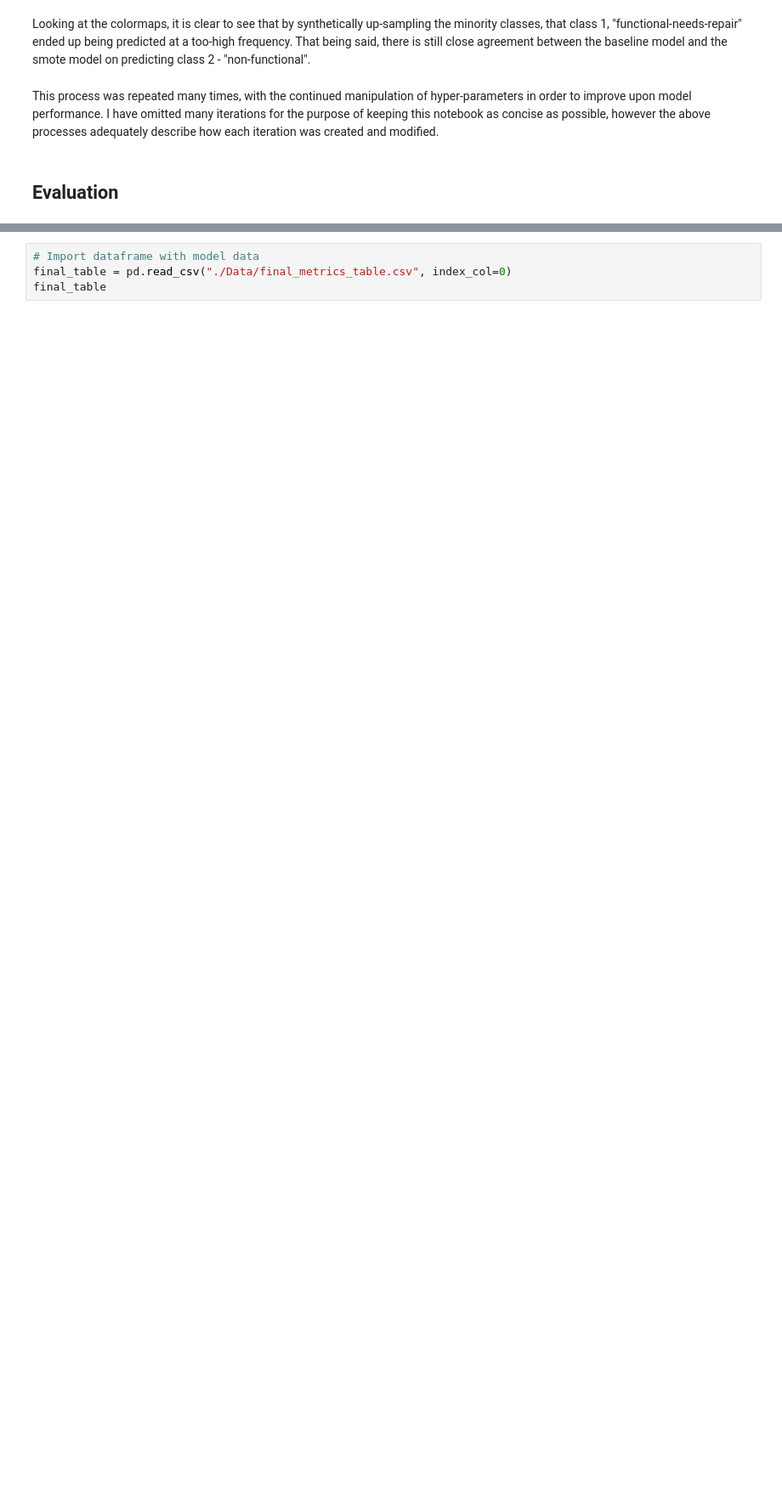
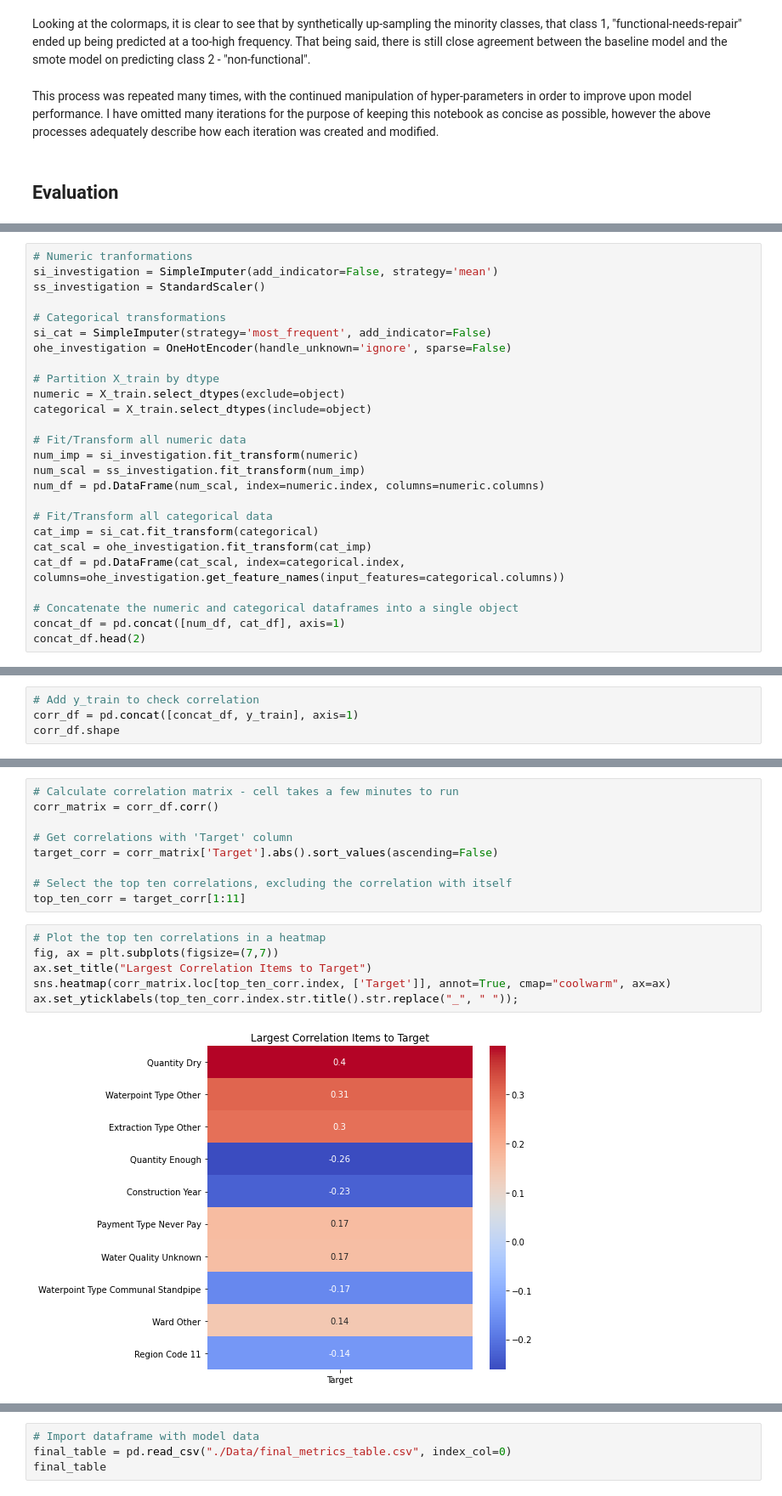
Before and after one commit to dvdhartsman/Phase_3_Project, a Jupyter notebook: Final_Notebook.ipynb, the cells around one changed output, grey strips where cells are left out. Shown at 85% size. Drawn from its saved outputs; the diff is of its cells as text; blank space fills up the shorter version.

```diff
--- a/Final_Notebook.ipynb
+++ b/Final_Notebook.ipynb
@@ -713,0 +639,26 @@ memory usage: 10.4+ MB
+# %%
+# Numeric tranformations
+si_investigation = SimpleImputer(add_indicator=False, strategy='mean')
+ss_investigation = StandardScaler()
+
+# Categorical transformations
+si_cat = SimpleImputer(strategy='most_frequent', add_indicator=False)
+ohe_investigation = OneHotEncoder(handle_unknown='ignore', sparse=False)
+
+# Partition X_train by dtype
+numeric = X_train.select_dtypes(exclude=object)
+categorical = X_train.select_dtypes(include=object)
+
+# Fit/Transform all numeric data
+num_imp = si_investigation.fit_transform(numeric)
+num_scal = ss_investigation.fit_transform(num_imp)
+num_df = pd.DataFrame(num_scal, index=numeric.index, columns=numeric.columns)
+
+# Fit/Transform all categorical data
+cat_imp = si_cat.fit_transform(categorical)
+cat_scal = ohe_investigation.fit_transform(cat_imp)
+cat_df = pd.DataFrame(cat_scal, index=categorical.index, columns=ohe_investigation.get_feature_names(input_features=categorical.columns))
+
+# Concatenate the numeric and categorical dataframes into a single object
+concat_df = pd.concat([num_df, cat_df], axis=1)
+concat_df.head(2)
@@ -713,0 +676,4 @@ memory usage: 10.4+ MB
+# %%
+# Add y_train to check correlation
+corr_df = pd.concat([concat_df, y_train], axis=1)
+corr_df.shape
@@ -713,0 +682,17 @@ memory usage: 10.4+ MB
+# %%
+# Calculate correlation matrix - cell takes a few minutes to run
+corr_matrix = corr_df.corr()
+
+# Get correlations with 'Target' column
+target_corr = corr_matrix['Target'].abs().sort_values(ascending=False)
+
+# Select the top ten correlations, excluding the correlation with itself
+top_ten_corr = target_corr[1:11]
+# %%
+# Plot the top ten correlations in a heatmap
+fig, ax = plt.subplots(figsize=(7,7))
+ax.set_title("Largest Correlation Items to Target")
+sns.heatmap(corr_matrix.loc[top_ten_corr.index, ['Target']], annot=True, cmap="coolwarm", ax=ax)
+ax.set_yticklabels(top_ten_corr.index.str.title().str.replace("_", " "));
+# %% [output]
+[figure, added]
```
Also changed, not shown: parts of 21 cells of this notebook.
